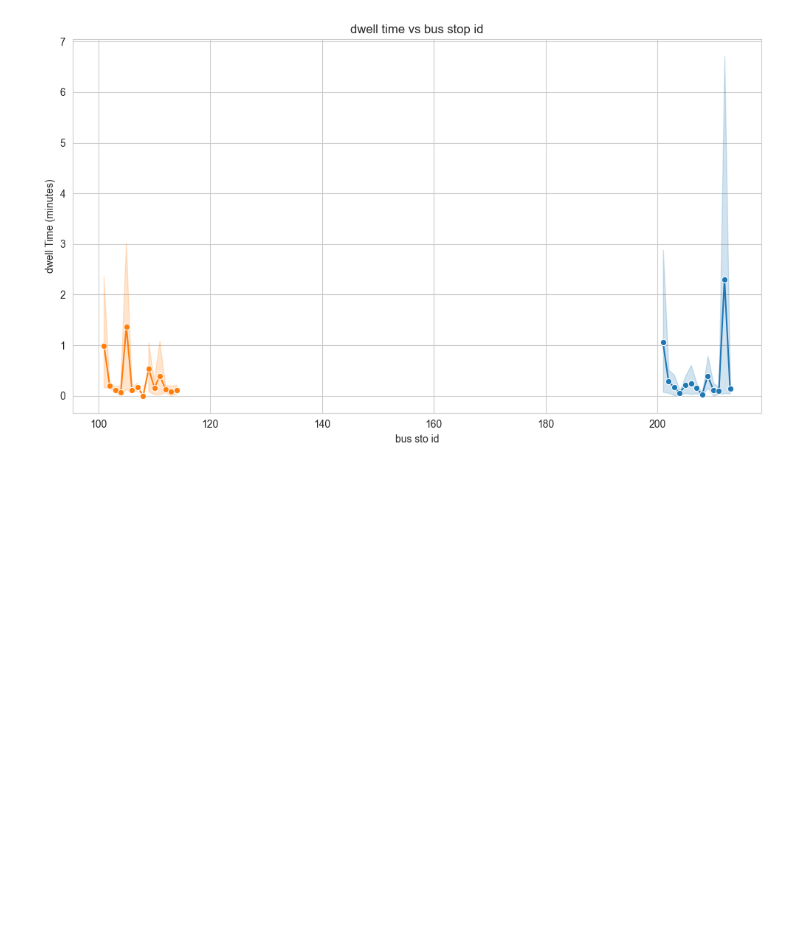
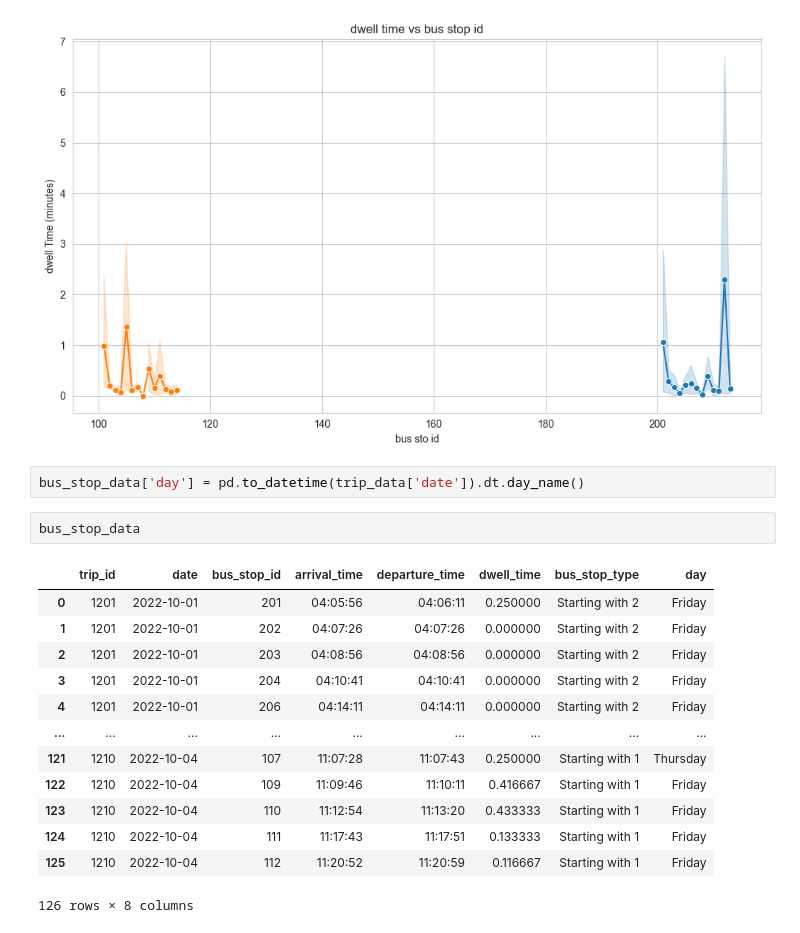
Before and after one commit to ShanukaLakshan/Realtime-GPS-Bus---Data-Science-Project, a Jupyter notebook: Analysis/analysis.ipynb, the cells around one changed output. Saved outputs shown, nothing was run; the diff lists cells and outputs as text; blank space fills up the shorter version.

```diff
--- a/Analysis/analysis.ipynb
+++ b/Analysis/analysis.ipynb
@@ -94,3 +94,21 @@ plt.tight_layout()
 plt.show()
 # %% [output]
 [figure]
+# %%
+bus_stop_data['day'] = pd.to_datetime(trip_data['date']).dt.day_name()
+# %%
+bus_stop_data
+# %% [output]
+|  | trip_id | date | bus_stop_id | arrival_time | departure_time | dwell_time | bus_stop_type | day |
+| 0 | 1201 | 2022-10-01 | 201 | 04:05:56 | 04:06:11 | 0.250000 | Starting with 2 | Friday |
+| 1 | 1201 | 2022-10-01 | 202 | 04:07:26 | 04:07:26 | 0.000000 | Starting with 2 | Friday |
+| 2 | 1201 | 2022-10-01 | 203 | 04:08:56 | 04:08:56 | 0.000000 | Starting with 2 | Friday |
+| 3 | 1201 | 2022-10-01 | 204 | 04:10:41 | 04:10:41 | 0.000000 | Starting with 2 | Friday |
+| 4 | 1201 | 2022-10-01 | 206 | 04:14:11 | 04:14:11 | 0.000000 | Starting with 2 | Friday |
+| ... | ... | ... | ... | ... | ... | ... | ... | ... |
+| 121 | 1210 | 2022-10-04 | 107 | 11:07:28 | 11:07:43 | 0.250000 | Starting with 1 | Thursday |
+| 122 | 1210 | 2022-10-04 | 109 | 11:09:46 | 11:10:11 | 0.416667 | Starting with 1 | Friday |
+| 123 | 1210 | 2022-10-04 | 110 | 11:12:54 | 11:13:20 | 0.433333 | Starting with 1 | Friday |
+| 124 | 1210 | 2022-10-04 | 111 | 11:17:43 | 11:17:51 | 0.133333 | Starting with 1 | Friday |
+| 125 | 1210 | 2022-10-04 | 112 | 11:20:52 | 11:20:59 | 0.116667 | Starting with 1 | Friday |
+126 rows × 8 columns
```
Also changed, not shown: parts of 1 cell of this notebook.
